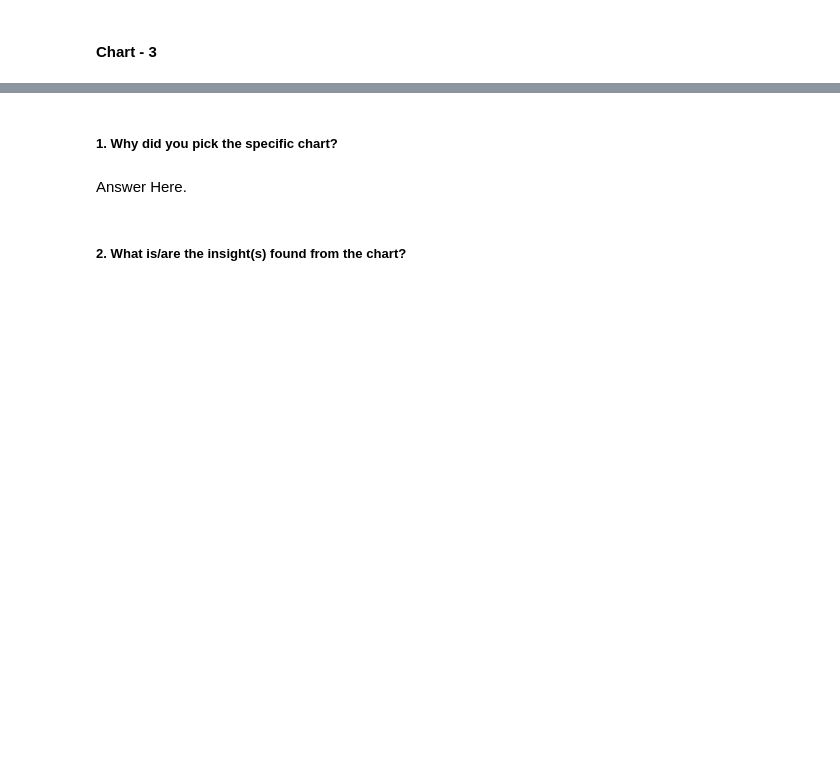
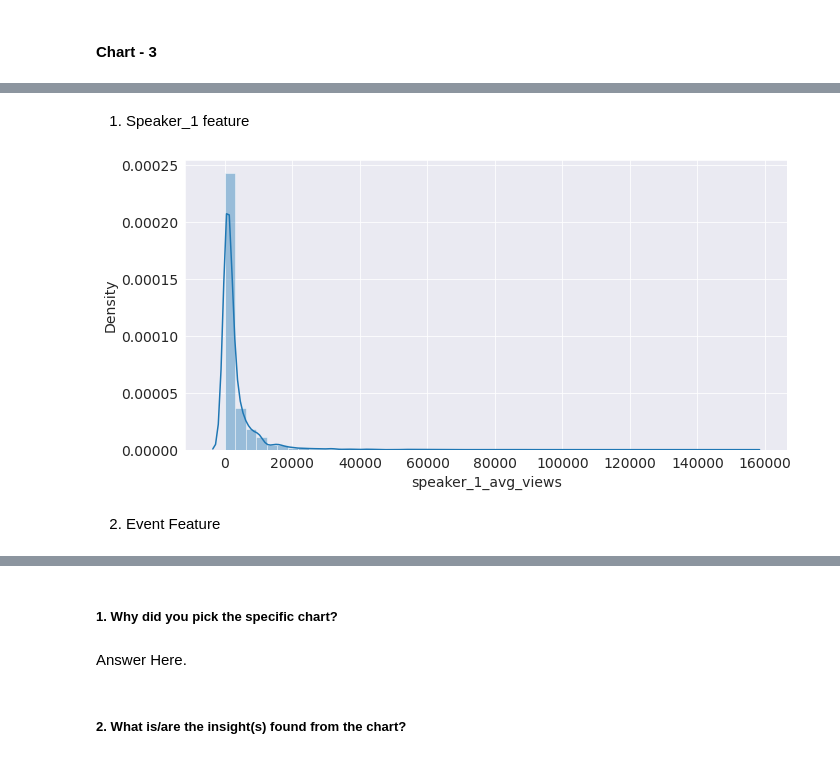
Before and after one commit to rajathAgalkote/TedTalksViewsPrediction_MLRegression, a Jupyter notebook: TED_Talks_Prediction_Regression_ML.ipynb, the cells around one changed output, grey strips where cells are left out. Drawn from its saved outputs; the diff is of its cells as text; code cells hidden in the pictures; blank space fills up the shorter version.

Commit message:
Commit 04 - Visualization

```diff
--- a/TED_Talks_Prediction_Regression_ML.ipynb
+++ b/TED_Talks_Prediction_Regression_ML.ipynb
@@ -534,2 +557,21 @@ Answer Here
 # %%
 # Chart - 3 visualization code
+# %% [markdown]
+1. Speaker_1 feature
+# %%
+# Applying Target encoding on speaker_1
+
+speaker=raw_data.groupby('speaker_1').agg({'daily_views' : 'mean'}).sort_values(['daily_views'],ascending=False)
+speaker=speaker.to_dict()
+speaker=speaker.values()
+speaker=  list(speaker)[0]
+raw_data['speaker_1_avg_views']=raw_data['speaker_1'].map(speaker)
+# %%
+# plot for the same
+plt.figure(figsize=(10,5))
+sns.distplot(raw_data['speaker_1_avg_views'])
+plt.show()
+# %% [output]
+[figure, added]
+# %% [markdown]
+2. Event Feature
```
Also changed, not shown: parts of 44 cells of this notebook.
